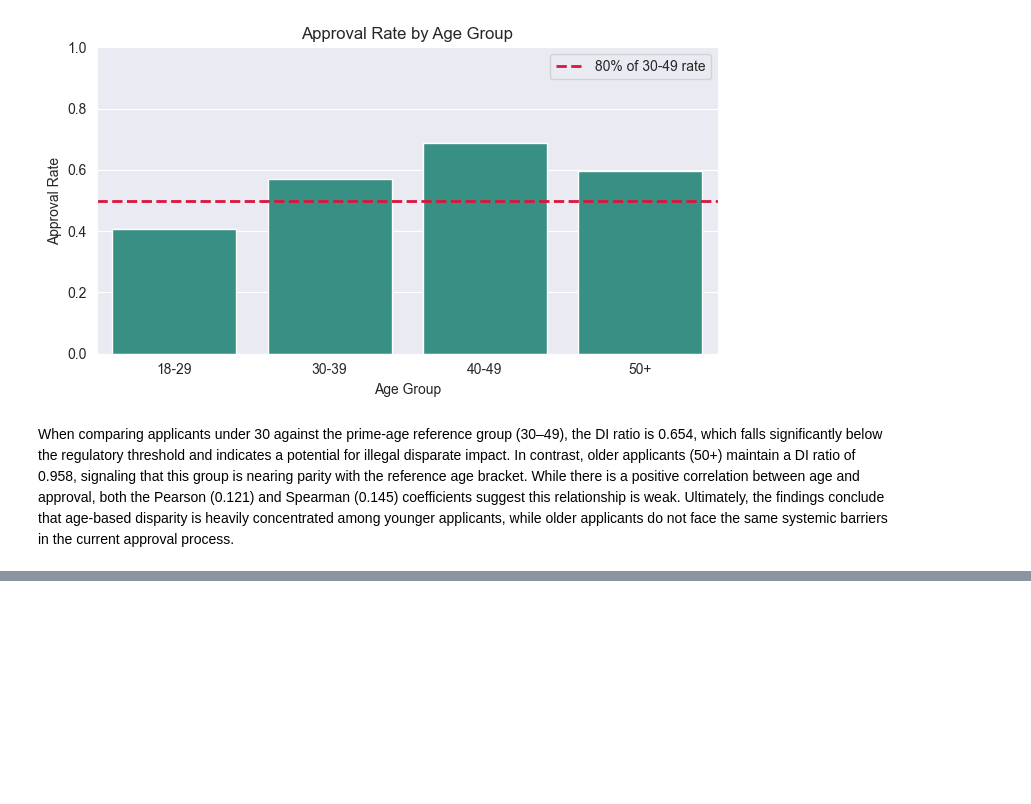
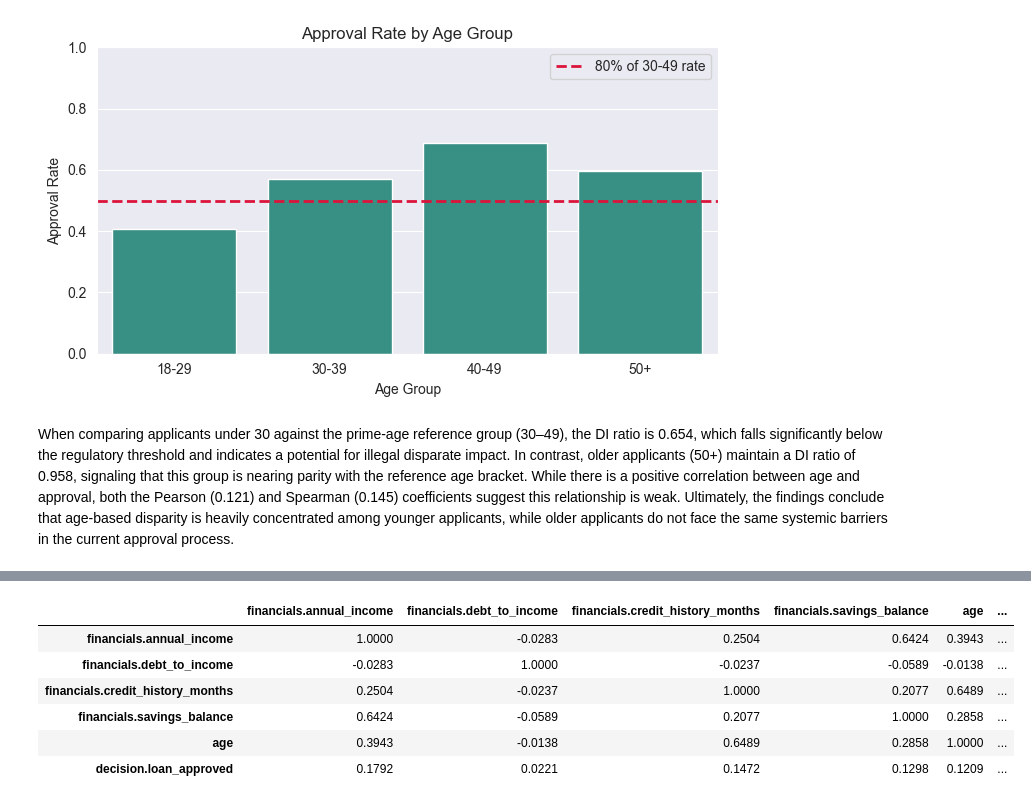
Before and after one commit to hazalaksu/dego-project-team7, a Jupyter notebook: notebooks/02-bias-analysis.ipynb, the cells around one changed output, grey strips where cells are left out. Cells and saved outputs as stored; diff of their text form; code cells hidden in the pictures; blank space fills up the shorter version.

```diff
--- a/notebooks/02-bias-analysis.ipynb
+++ b/notebooks/02-bias-analysis.ipynb
@@ -224,0 +229,25 @@ When comparing applicants under 30 against the prime-age reference group (30–4
+# %%
+# 3.0 Correlation matrix (quick screening of proxy candidates)
+corr_vars = [
+    "financials.annual_income",
+    "financials.debt_to_income",
+    "financials.credit_history_months",
+    "financials.savings_balance",
+    "age",
+    "decision.loan_approved",
+]
+
+corr_df = df[corr_vars].copy()
+corr_df["decision.loan_approved"] = corr_df["decision.loan_approved"].astype(int)
+corr_df["age"] = pd.to_numeric(corr_df["age"], errors="coerce")
+
+corr_matrix = corr_df.corr(numeric_only=True).round(4)
+corr_matrix
+# %% [output]
+|  | financials.annual_income | financials.debt_to_income | financials.credit_history_months | financials.savings_balance | age | ... |
+| financials.annual_income | 1.0000 | -0.0283 | 0.2504 | 0.6424 | 0.3943 | ... |
+| financials.debt_to_income | -0.0283 | 1.0000 | -0.0237 | -0.0589 | -0.0138 | ... |
+| financials.credit_history_months | 0.2504 | -0.0237 | 1.0000 | 0.2077 | 0.6489 | ... |
+| financials.savings_balance | 0.6424 | -0.0589 | 0.2077 | 1.0000 | 0.2858 | ... |
+| age | 0.3943 | -0.0138 | 0.6489 | 0.2858 | 1.0000 | ... |
+| decision.loan_approved | 0.1792 | 0.0221 | 0.1472 | 0.1298 | 0.1209 | ... |
```
Also changed, not shown: parts of 6 cells of this notebook.
